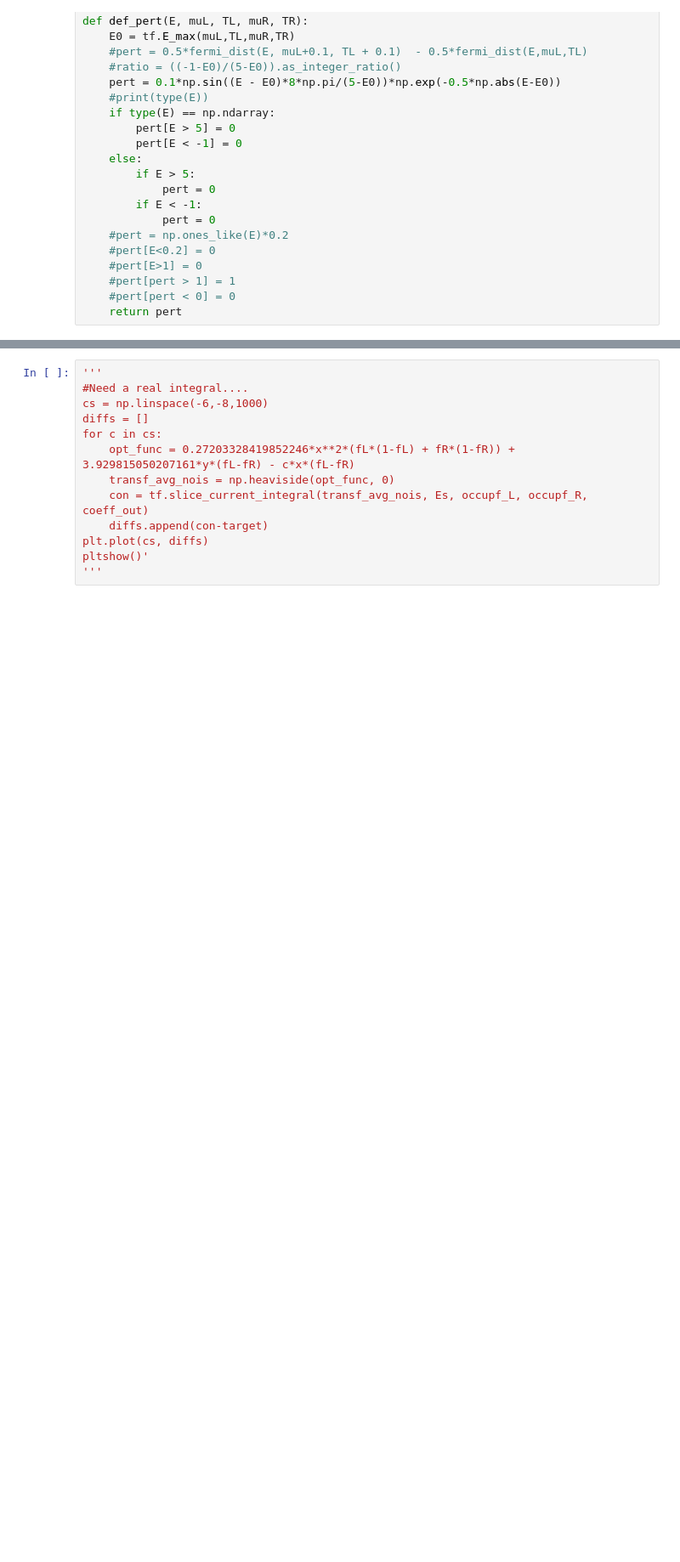
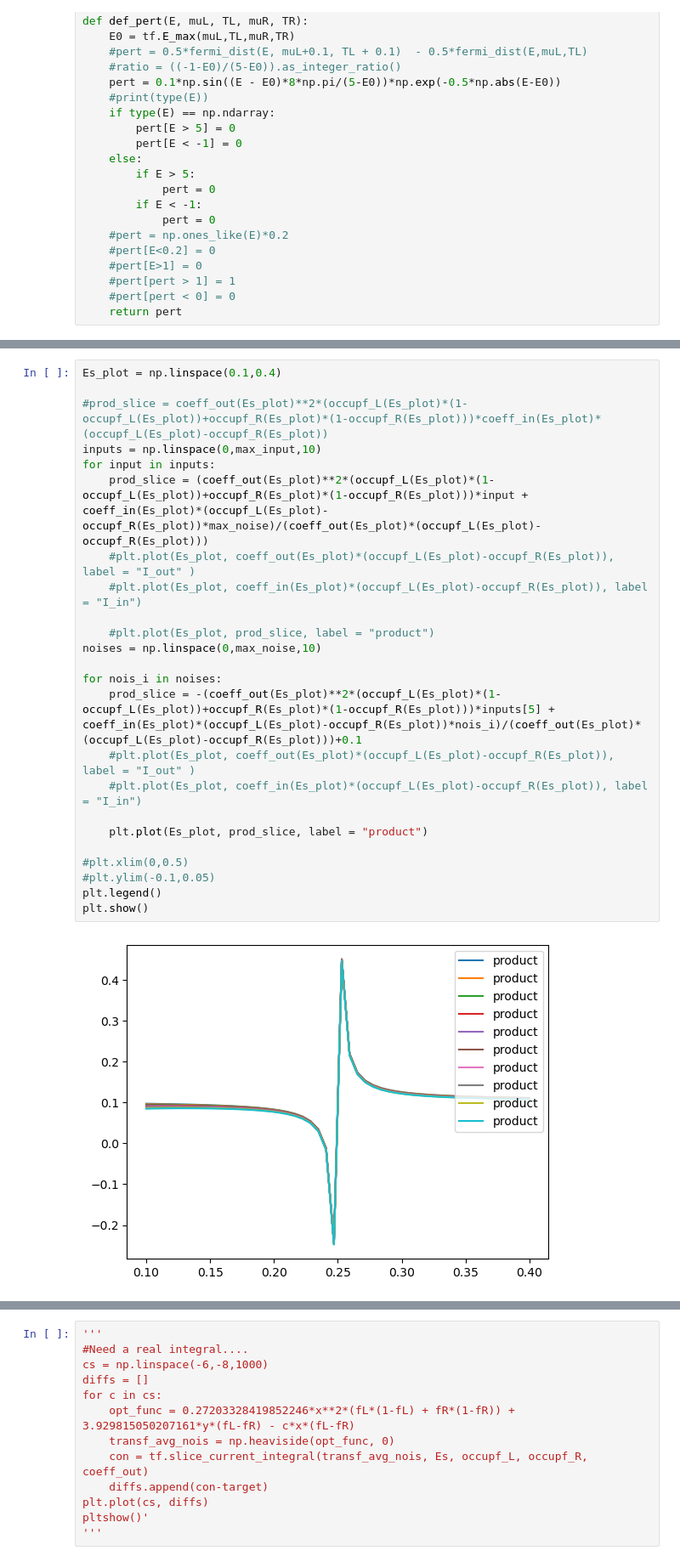
Before and after one commit to Edania/qthermo, a Jupyter notebook: testing_noise.ipynb, the cells around one changed output, grey strips where cells are left out. Shown at 85% size. Drawn from its saved outputs; the diff is of its cells as text; blank space fills up the shorter version.

```diff
--- a/testing_noise.ipynb
+++ b/testing_noise.ipynb
@@ -215 +261,27 @@ transf_avg_nois, opt_func = calc_transf(thetas,occupf_L, occupf_R, coeff_in, coe
+# %%
+Es_plot = np.linspace(0.1,0.4)
+
+#prod_slice = coeff_out(Es_plot)**2*(occupf_L(Es_plot)*(1-occupf_L(Es_plot))+occupf_R(Es_plot)*(1-occupf_R(Es_plot)))*coeff_in(Es_plot)*(occupf_L(Es_plot)-occupf_R(Es_plot))
+inputs = np.linspace(0,max_input,10)
+for input in inputs:
+    prod_slice = (coeff_out(Es_plot)**2*(occupf_L(Es_plot)*(1-occupf_L(Es_plot))+occupf_R(Es_plot)*(1-occupf_R(Es_plot)))*input + coeff_in(Es_plot)*(occupf_L(Es_plot)-occupf_R(Es_plot))*max_noise)/(coeff_out(Es_plot)*(occupf_L(Es_plot)-occupf_R(Es_plot)))
+    #plt.plot(Es_plot, coeff_out(Es_plot)*(occupf_L(Es_plot)-occupf_R(Es_plot)), label = "I_out" )
+    #plt.plot(Es_plot, coeff_in(Es_plot)*(occupf_L(Es_plot)-occupf_R(Es_plot)), label = "I_in")
+
+    #plt.plot(Es_plot, prod_slice, label = "product")
+noises = np.linspace(0,max_noise,10)
+
+for nois_i in noises:
+    prod_slice = -(coeff_out(Es_plot)**2*(occupf_L(Es_plot)*(1-occupf_L(Es_plot))+occupf_R(Es_plot)*(1-occupf_R(Es_plot)))*inputs[5] + coeff_in(Es_plot)*(occupf_L(Es_plot)-occupf_R(Es_plot))*nois_i)/(coeff_out(Es_plot)*(occupf_L(Es_plot)-occupf_R(Es_plot)))+0.1
+    #plt.plot(Es_plot, coeff_out(Es_plot)*(occupf_L(Es_plot)-occupf_R(Es_plot)), label = "I_out" )
+    #plt.plot(Es_plot, coeff_in(Es_plot)*(occupf_L(Es_plot)-occupf_R(Es_plot)), label = "I_in")
+
+    plt.plot(Es_plot, prod_slice, label = "product")
+
+#plt.xlim(0,0.5)
+#plt.ylim(-0.1,0.05)
+plt.legend()
+plt.show()
+# %% [output]
+[figure, added]
 # %%
```
Also changed, not shown: parts of 14 cells of this notebook, 4 other files.
